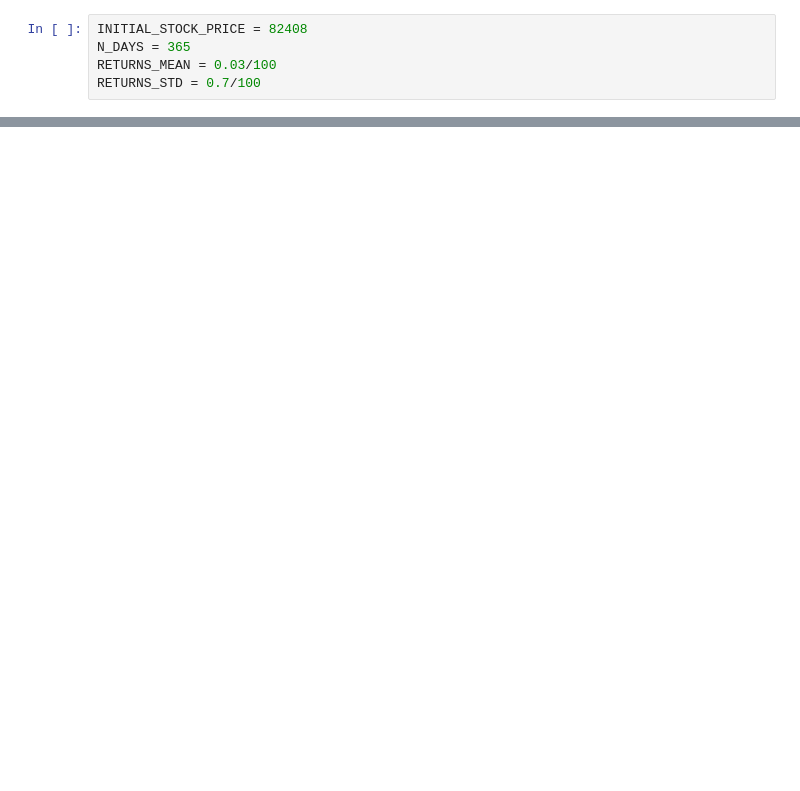
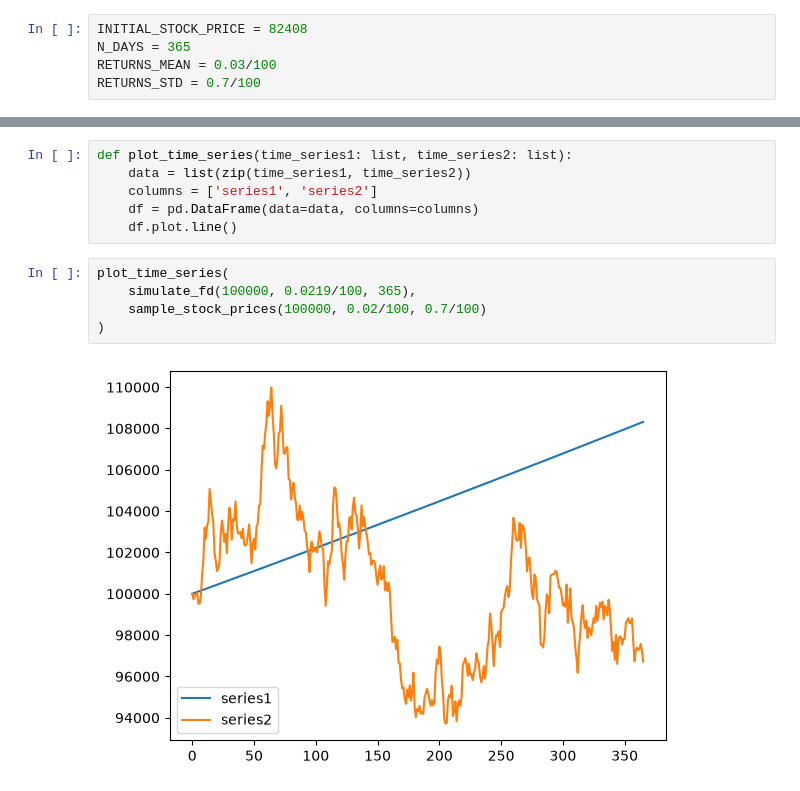
Before and after one commit to brinda-25/workshop, a Jupyter notebook: Day3/simulations/01_Stock_Price_Simulator.ipynb, the cells around one changed output, grey strips where cells are left out. Drawn from its saved outputs; the diff is of its cells as text; blank space fills up the shorter version.

```diff
--- a/Day3/simulations/01_Stock_Price_Simulator.ipynb
+++ b/Day3/simulations/01_Stock_Price_Simulator.ipynb
@@ -39,0 +52,13 @@ prices[0], prices[-1]
+# %%
+def plot_time_series(time_series1: list, time_series2: list):
+    data = list(zip(time_series1, time_series2))
+    columns = ['series1', 'series2']
+    df = pd.DataFrame(data=data, columns=columns)
+    df.plot.line()
+# %%
+plot_time_series(
+    simulate_fd(100000, 0.0219/100, 365),
+    sample_stock_prices(100000, 0.02/100, 0.7/100)
+)
+# %% [output]
+[figure, added]
```
Also changed, not shown: parts of 9 cells of this notebook, 1 other file.
